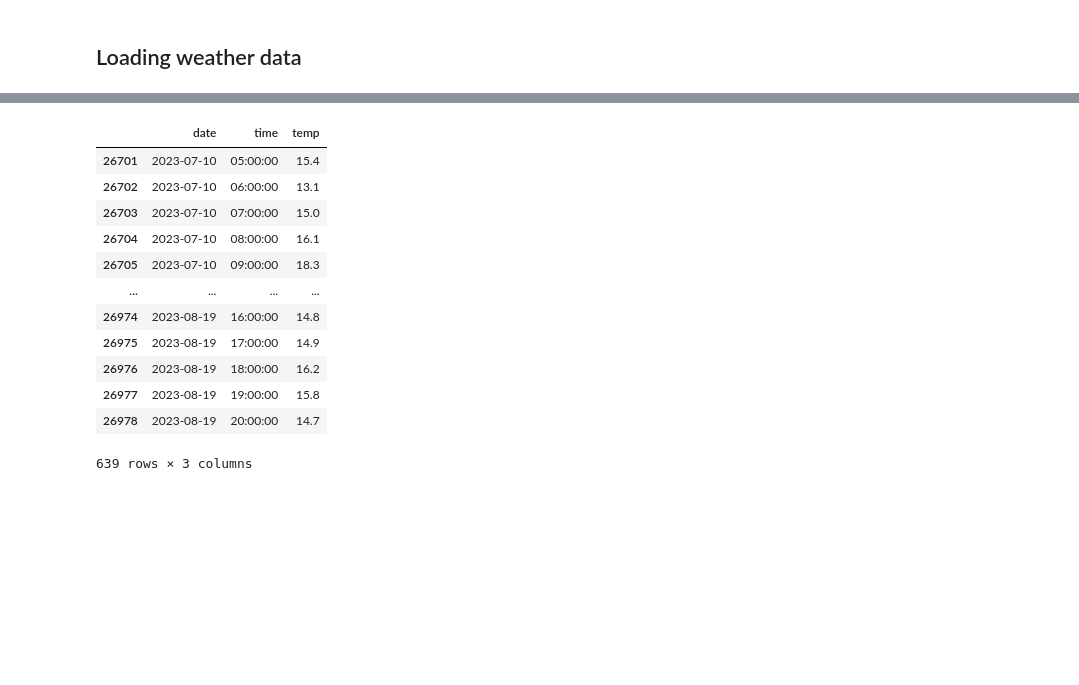
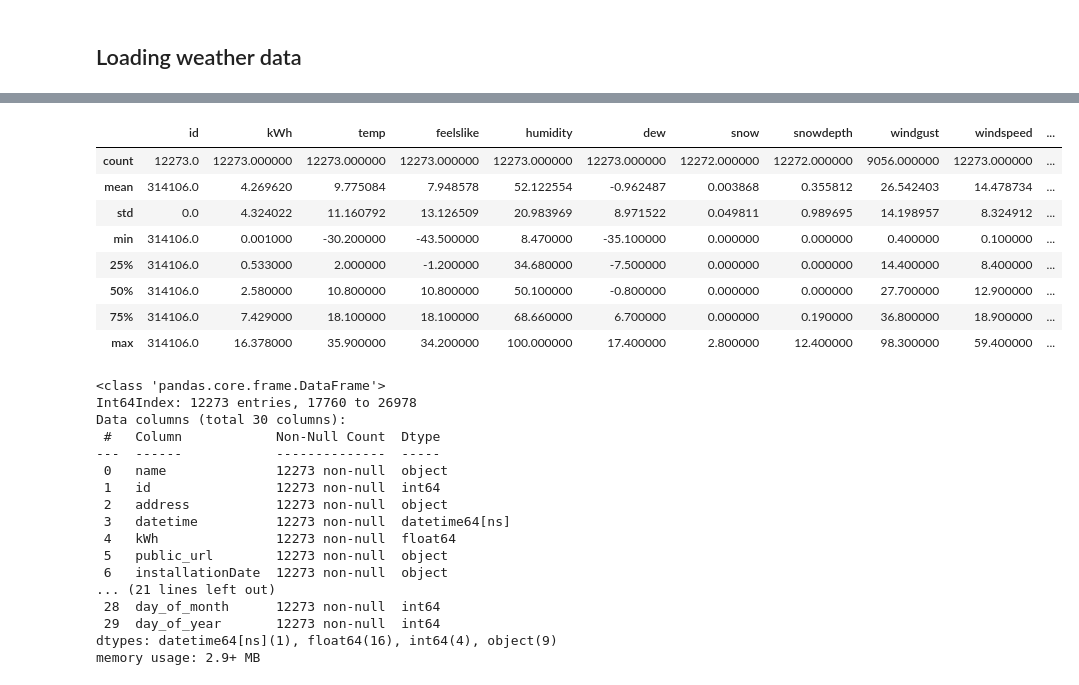
Before and after one commit to LeonardPuettmann/calgary-solar-prediction, a Jupyter notebook: solar.ipynb, the cells around one changed output, grey strips where cells are left out. Drawn from its saved outputs; the diff is of its cells as text; code cells hidden in the pictures; blank space fills up the shorter version.

```diff
--- a/solar.ipynb
+++ b/solar.ipynb
@@ -199,16 +210,32 @@ df_fire_hall_hq_filtered.head(3)
-# %%
-df_fire_hall_hq_filtered[["date", "time", "temp"]]
-# %% [output]
-|  | date | time | temp |
-| 26701 | 2023-07-10 | 05:00:00 | 15.4 |
-| 26702 | 2023-07-10 | 06:00:00 | 13.1 |
-| 26703 | 2023-07-10 | 07:00:00 | 15.0 |
-| 26704 | 2023-07-10 | 08:00:00 | 16.1 |
-| 26705 | 2023-07-10 | 09:00:00 | 18.3 |
-| ... | ... | ... | ... |
-| 26974 | 2023-08-19 | 16:00:00 | 14.8 |
-| 26975 | 2023-08-19 | 17:00:00 | 14.9 |
-| 26976 | 2023-08-19 | 18:00:00 | 16.2 |
-| 26977 | 2023-08-19 | 19:00:00 | 15.8 |
-| 26978 | 2023-08-19 | 20:00:00 | 14.7 |
-639 rows × 3 columns
+# %%
+df_fire_hall_hq_filtered.describe()
+# %% [output]
+|  | id | kWh | temp | feelslike | humidity | dew | snow | snowdepth | windgust | windspeed | ... |
+| count | 12273.0 | 12273.000000 | 12273.000000 | 12273.000000 | 12273.000000 | 12273.000000 | 12272.000000 | 12272.000000 | 9056.000000 | 12273.000000 | ... |
+| mean | 314106.0 | 4.269620 | 9.775084 | 7.948578 | 52.122554 | -0.962487 | 0.003868 | 0.355812 | 26.542403 | 14.478734 | ... |
+| std | 0.0 | 4.324022 | 11.160792 | 13.126509 | 20.983969 | 8.971522 | 0.049811 | 0.989695 | 14.198957 | 8.324912 | ... |
+| min | 314106.0 | 0.001000 | -30.200000 | -43.500000 | 8.470000 | -35.100000 | 0.000000 | 0.000000 | 0.400000 | 0.100000 | ... |
+| 25% | 314106.0 | 0.533000 | 2.000000 | -1.200000 | 34.680000 | -7.500000 | 0.000000 | 0.000000 | 14.400000 | 8.400000 | ... |
+| 50% | 314106.0 | 2.580000 | 10.800000 | 10.800000 | 50.100000 | -0.800000 | 0.000000 | 0.000000 | 27.700000 | 12.900000 | ... |
+| 75% | 314106.0 | 7.429000 | 18.100000 | 18.100000 | 68.660000 | 6.700000 | 0.000000 | 0.190000 | 36.800000 | 18.900000 | ... |
+| max | 314106.0 | 16.378000 | 35.900000 | 34.200000 | 100.000000 | 17.400000 | 2.800000 | 12.400000 | 98.300000 | 59.400000 | ... |
+# %%
+df_fire_hall_hq_filtered.info()
+# %% [output]
+<class 'pandas.core.frame.DataFrame'>
+Int64Index: 12273 entries, 17760 to 26978
+Data columns (total 30 columns):
+ #   Column            Non-Null Count  Dtype
+---  ------            --------------  -----
+ 0   name              12273 non-null  object
+ 1   id                12273 non-null  int64
+ 2   address           12273 non-null  object
+ 3   datetime          12273 non-null  datetime64[ns]
+ 4   kWh               12273 non-null  float64
+ 5   public_url        12273 non-null  object
+ 6   installationDate  12273 non-null  object
+... (21 lines left out)
+ 28  day_of_month      12273 non-null  int64
+ 29  day_of_year       12273 non-null  int64
+dtypes: datetime64[ns](1), float64(16), int64(4), object(9)
+memory usage: 2.9+ MB
```
Also changed, not shown: parts of 26 cells of this notebook, 1 other file.
